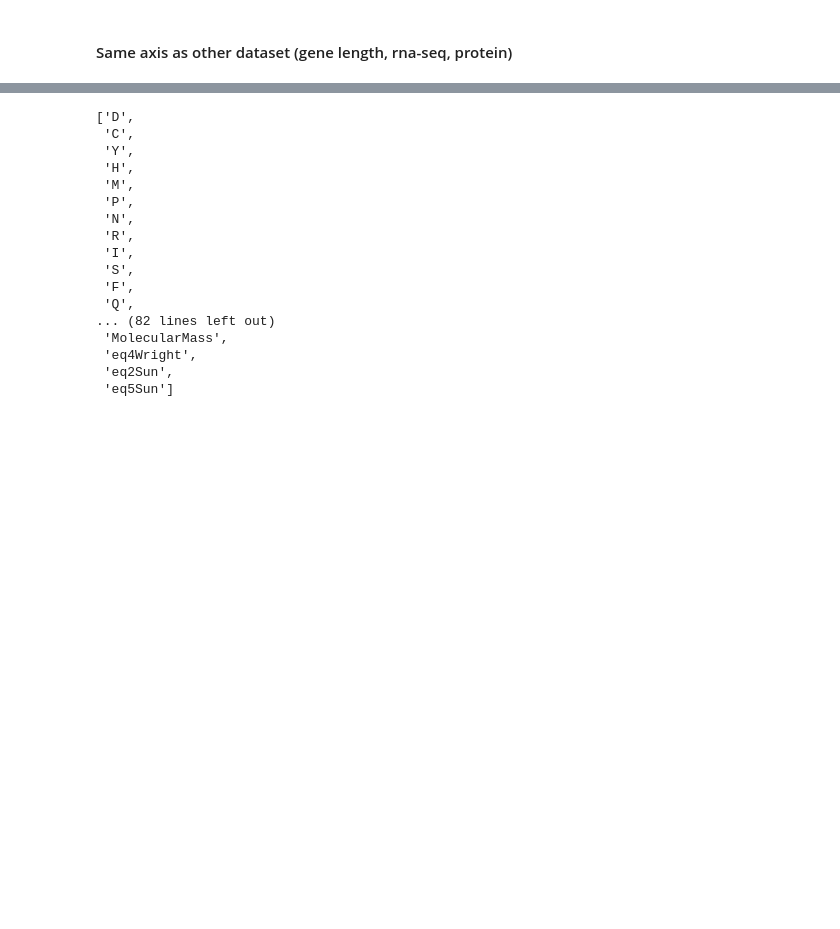
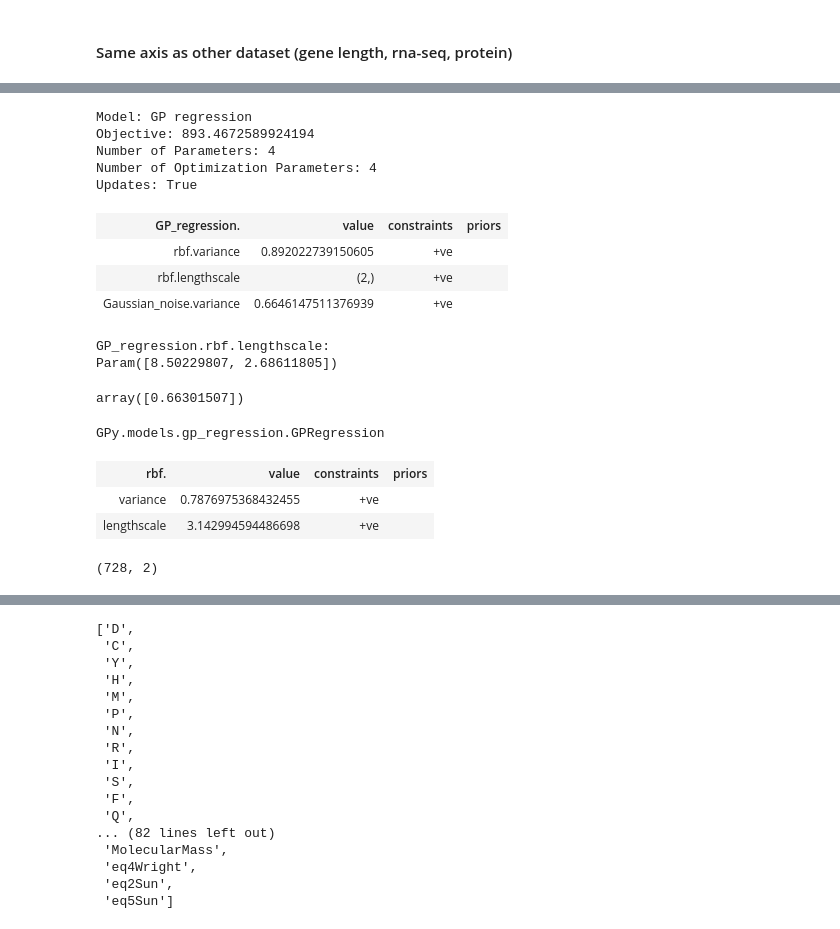
Before and after one commit to danielshak/GaussianProcesses, a Jupyter notebook: Notebooks/29Atlas/Gpy_29atlas.ipynb, the cells around one changed output, grey strips where cells are left out. Saved outputs shown, nothing was run; the diff lists cells and outputs as text; code cells hidden in the pictures; blank space fills up the shorter version.

```diff
--- a/Notebooks/Gpy_29atlas.ipynb
+++ b/Notebooks/29Atlas/Gpy_29atlas.ipynb
@@ -191,0 +211,21 @@ spearman rho SpearmanrResult(correlation=0.512359764106647, pvalue=5.77383542532
+# %%
+m
+# %% [output]
+Model: GP regression
+Objective: 893.4672589924194
+Number of Parameters: 4
+Number of Optimization Parameters: 4
+Updates: True
+| GP_regression. | value | constraints | priors |
+| rbf.variance | 0.892022739150605 | +ve |  |
+| rbf.lengthscale | (2,) | +ve |  |
+| Gaussian_noise.variance | 0.6646147511376939 | +ve |  |
+# %%
+m.rbf.lengthscale
+# %% [output]
+GP_regression.rbf.lengthscale:
+Param([8.50229807, 2.68611805])
+# %%
+m.likelihood.variance.values
+# %% [output]
+array([0.66301507])
@@ -191,0 +234,10 @@ spearman rho SpearmanrResult(correlation=0.512359764106647, pvalue=5.77383542532
+# %%
+type(m)
+# %% [output]
+GPy.models.gp_regression.GPRegression
+# %%
+m.rbf
+# %% [output]
+| rbf. | value | constraints | priors |
+| variance | 0.7876975368432455 | +ve |  |
+| lengthscale | 3.142994594486698 | +ve |  |
@@ -191,0 +246,4 @@ spearman rho SpearmanrResult(correlation=0.512359764106647, pvalue=5.77383542532
+# %%
+m.X.shape
+# %% [output]
+(728, 2)
```
Also changed, not shown: parts of 12 cells of this notebook, 4 other files.
